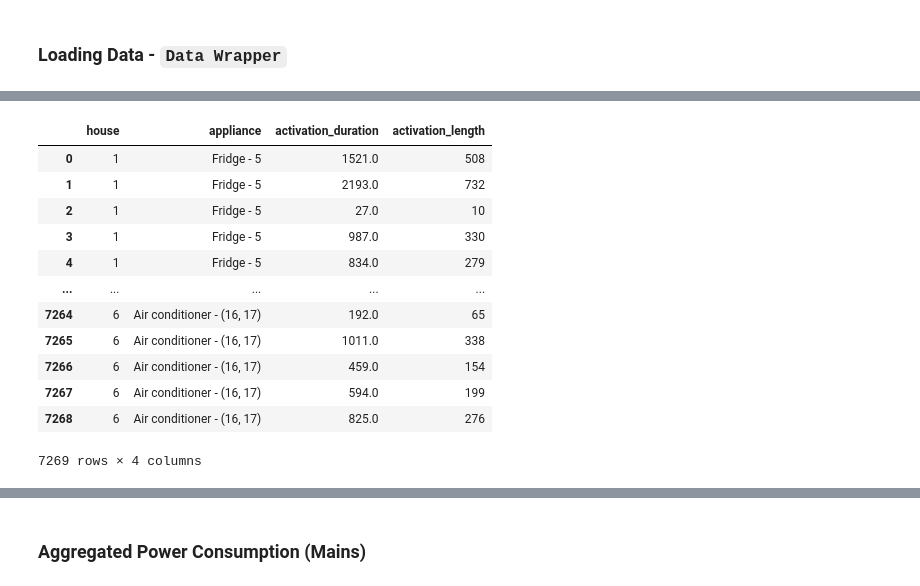
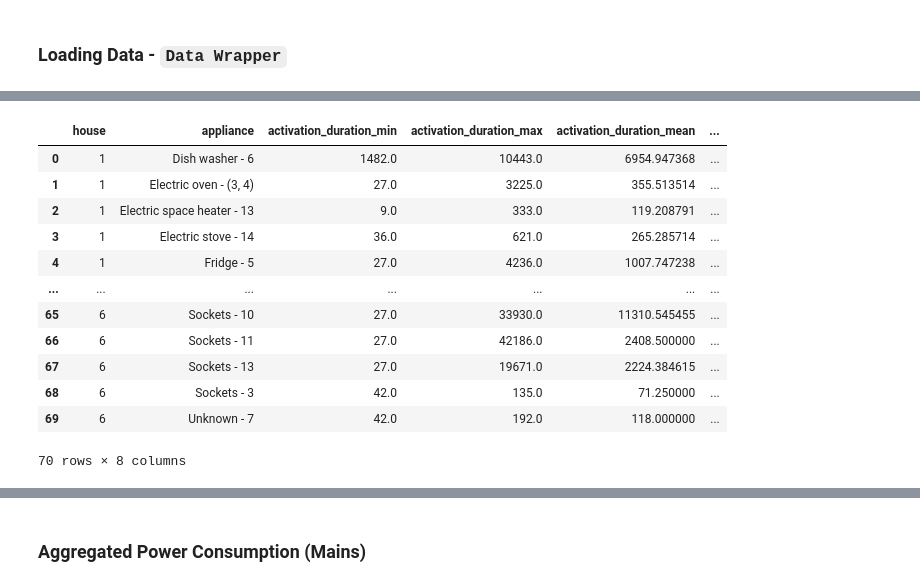
Before and after one commit to diegocavalca/pynilm, a Jupyter notebook: notebooks/Optimizing Pipeline Hyperparameters.ipynb, the cells around one changed output, grey strips where cells are left out. Cells and saved outputs as stored; diff of their text form; code cells hidden in the pictures.

```diff
--- a/notebooks/Optimizing Pipeline Hyperparameters.ipynb
+++ b/notebooks/Optimizing Pipeline Hyperparameters.ipynb
@@ -158,19 +157,29 @@ Appliance: Light - 9
-# %%
-# Activations df
-df_activations = pd.DataFrame(data)
-df_activations
-# %% [output]
-|  | house | appliance | activation_duration | activation_length |
-| 0 | 1 | Fridge - 5 | 1521.0 | 508 |
-| 1 | 1 | Fridge - 5 | 2193.0 | 732 |
-| 2 | 1 | Fridge - 5 | 27.0 | 10 |
-| 3 | 1 | Fridge - 5 | 987.0 | 330 |
-| 4 | 1 | Fridge - 5 | 834.0 | 279 |
-| ... | ... | ... | ... | ... |
-| 7264 | 6 | Air conditioner - (16, 17) | 192.0 | 65 |
-| 7265 | 6 | Air conditioner - (16, 17) | 1011.0 | 338 |
-| 7266 | 6 | Air conditioner - (16, 17) | 459.0 | 154 |
-| 7267 | 6 | Air conditioner - (16, 17) | 594.0 | 199 |
-| 7268 | 6 | Air conditioner - (16, 17) | 825.0 | 276 |
-7269 rows × 4 columns
+# %%
+# Activations df
+df_activations = pd.DataFrame(data)
+
+# Generating dataframe of window size statistics (min, max, mean etc)
+df_activations_window_size = df_activations.groupby(
+    [
+        'house',
+        'appliance'
+    ]
+).agg(['min', 'max', 'mean']).reset_index(level=[0,1])
+df_activations_window_size.columns = ['_'.join(c) if len(c[-1])>1 else c[0] for c in df_activations_window_size.columns.values]
+
+df_activations_window_size
+# %% [output]
+|  | house | appliance | activation_duration_min | activation_duration_max | activation_duration_mean | ... |
+| 0 | 1 | Dish washer - 6 | 1482.0 | 10443.0 | 6954.947368 | ... |
+| 1 | 1 | Electric oven - (3, 4) | 27.0 | 3225.0 | 355.513514 | ... |
+| 2 | 1 | Electric space heater - 13 | 9.0 | 333.0 | 119.208791 | ... |
+| 3 | 1 | Electric stove - 14 | 36.0 | 621.0 | 265.285714 | ... |
+| 4 | 1 | Fridge - 5 | 27.0 | 4236.0 | 1007.747238 | ... |
+| ... | ... | ... | ... | ... | ... | ... |
+| 65 | 6 | Sockets - 10 | 27.0 | 33930.0 | 11310.545455 | ... |
+| 66 | 6 | Sockets - 11 | 27.0 | 42186.0 | 2408.500000 | ... |
+| 67 | 6 | Sockets - 13 | 27.0 | 19671.0 | 2224.384615 | ... |
+| 68 | 6 | Sockets - 3 | 42.0 | 135.0 | 71.250000 | ... |
+| 69 | 6 | Unknown - 7 | 42.0 | 192.0 | 118.000000 | ... |
+70 rows × 8 columns
 # %%
```
Also changed, not shown: parts of 10 cells of this notebook.
